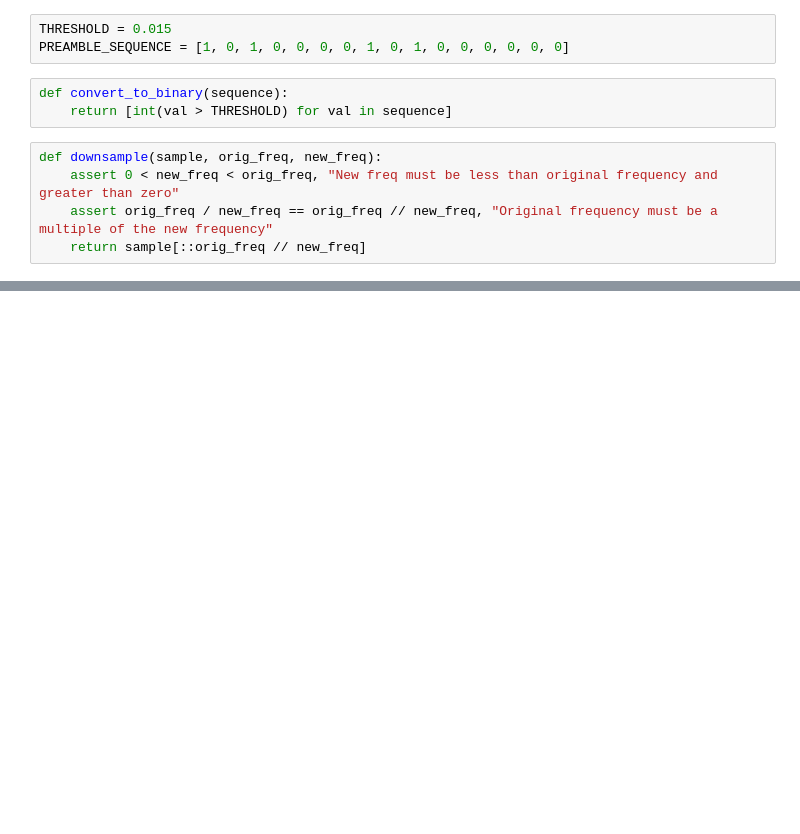
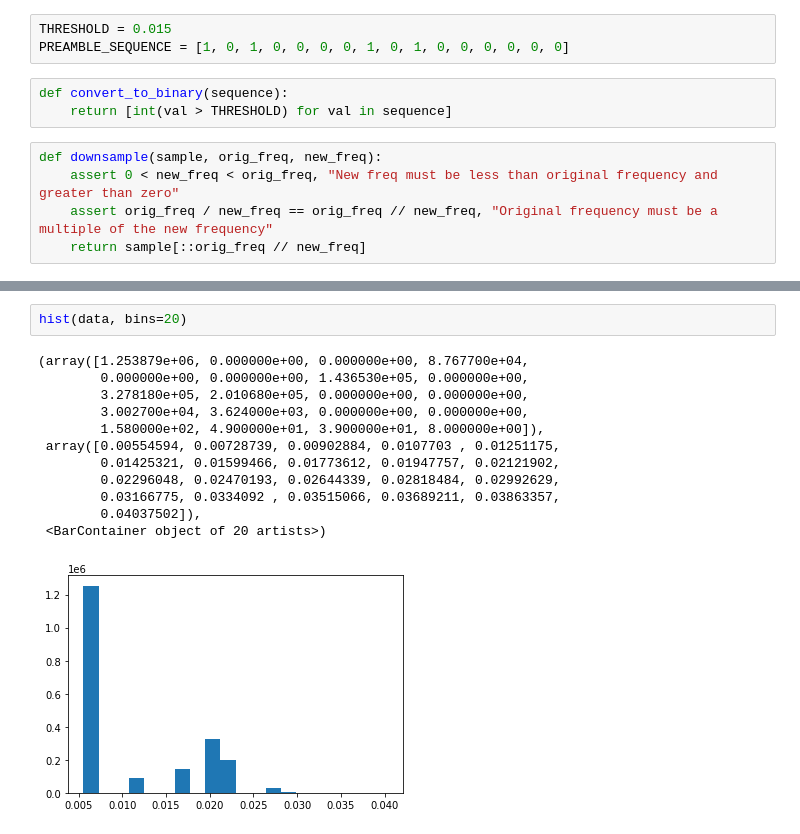
Before and after one commit to itsjameszhao/digital-systems-labs, a Jupyter notebook: Final_Project/Radio_Receiver/Receiver Prototyping.ipynb, the cells around one changed output, grey strips where cells are left out. Cells and saved outputs as stored; diff of their text form; blank space fills up the shorter version.

```diff
--- a/Final_Project/Radio_Receiver/Receiver Prototyping.ipynb
+++ b/Final_Project/Radio_Receiver/Receiver Prototyping.ipynb
@@ -149,0 +141,15 @@ Swap:         975Mi       133Mi       842Mi
+# %%
+hist(data, bins=20)
+# %% [output]
+(array([1.253879e+06, 0.000000e+00, 0.000000e+00, 8.767700e+04,
+        0.000000e+00, 0.000000e+00, 1.436530e+05, 0.000000e+00,
+        3.278180e+05, 2.010680e+05, 0.000000e+00, 0.000000e+00,
+        3.002700e+04, 3.624000e+03, 0.000000e+00, 0.000000e+00,
+        1.580000e+02, 4.900000e+01, 3.900000e+01, 8.000000e+00]),
+ array([0.00554594, 0.00728739, 0.00902884, 0.0107703 , 0.01251175,
+        0.01425321, 0.01599466, 0.01773612, 0.01947757, 0.02121902,
+        0.02296048, 0.02470193, 0.02644339, 0.02818484, 0.02992629,
+        0.03166775, 0.0334092 , 0.03515066, 0.03689211, 0.03863357,
+        0.04037502]),
+ <BarContainer object of 20 artists>)
+[figure, added]
```
Also changed, not shown: parts of 41 cells of this notebook.
